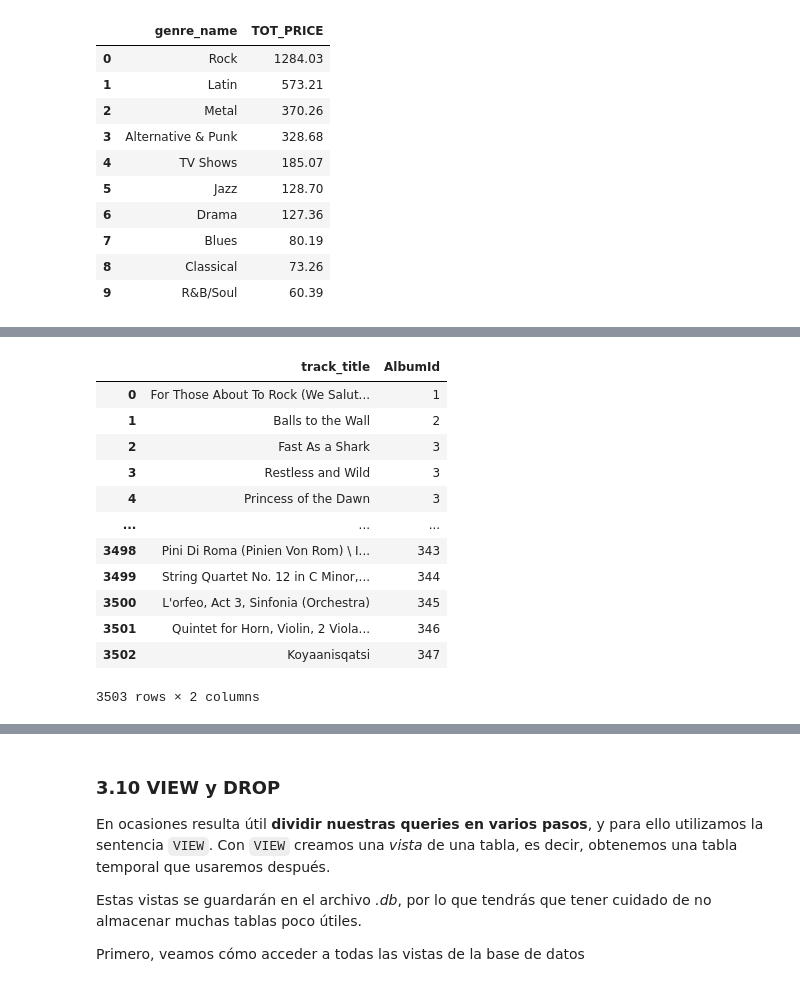
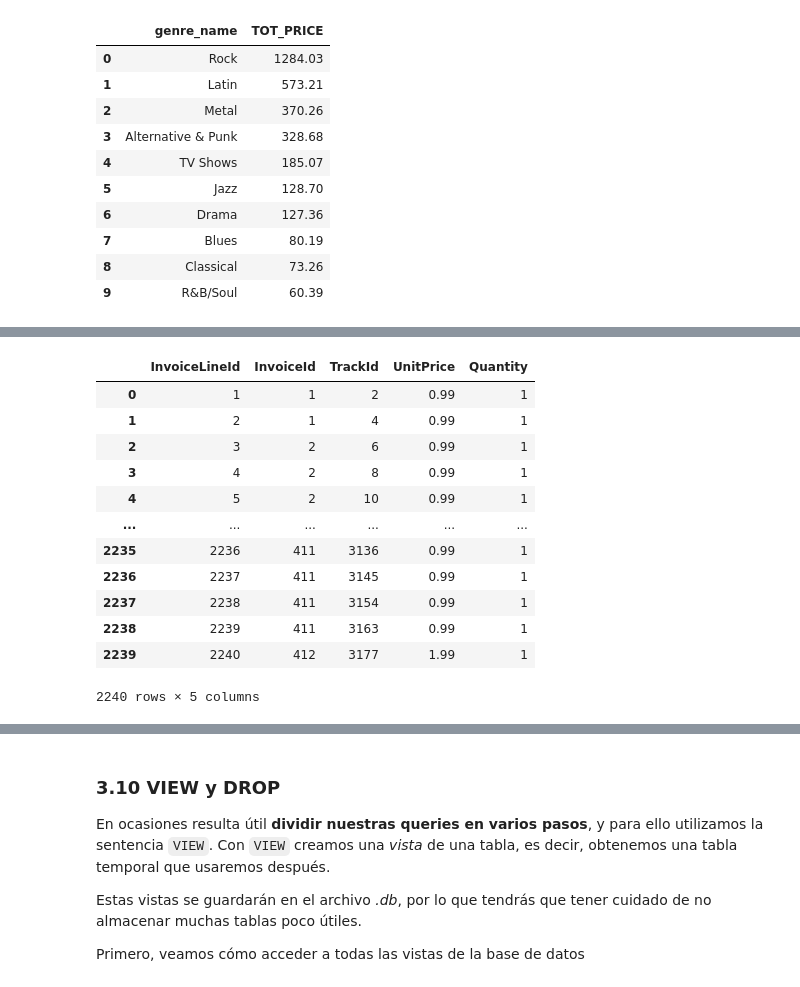
Before and after one commit to Mlcruz9/DS_TheBridgeBBK_SBIL2023, a Jupyter notebook: 2-Data_Analysis/6-Bases_de_datos/SQL_Python/SQL_Python.ipynb, the cells around one changed output, grey strips where cells are left out. Cells and saved outputs as stored; diff of their text form; code cells hidden in the pictures.

```diff
--- a/2-Data_Analysis/6-Bases_de_datos/SQL_Python/SQL_Python.ipynb
+++ b/2-Data_Analysis/6-Bases_de_datos/SQL_Python/SQL_Python.ipynb
@@ -549 +568,18 @@ sql_query(query)
+# %%
+#Luego en invoice_items, faltan algunos TrackId
+sql_query('''SELECT * FROM invoice_items''')
+# %% [output]
+|  | InvoiceLineId | InvoiceId | TrackId | UnitPrice | Quantity |
+| 0 | 1 | 1 | 2 | 0.99 | 1 |
+| 1 | 2 | 1 | 4 | 0.99 | 1 |
+| 2 | 3 | 2 | 6 | 0.99 | 1 |
+| 3 | 4 | 2 | 8 | 0.99 | 1 |
+| 4 | 5 | 2 | 10 | 0.99 | 1 |
+| ... | ... | ... | ... | ... | ... |
+| 2235 | 2236 | 411 | 3136 | 0.99 | 1 |
+| 2236 | 2237 | 411 | 3145 | 0.99 | 1 |
+| 2237 | 2238 | 411 | 3154 | 0.99 | 1 |
+| 2238 | 2239 | 411 | 3163 | 0.99 | 1 |
+| 2239 | 2240 | 412 | 3177 | 1.99 | 1 |
+2240 rows × 5 columns
 # %%
@@ -571,27 +607,4 @@ sql_query(query)
 | 2238 | 3163 | Samba pras moças | Grazielle/Roque Ferreira | 2239 | 411 |
 | 2239 | 3177 | Hot Girl | None | 2240 | 412 |
 2240 rows × 5 columns
-# %%
-
-query = '''
-SELECT name as track_title, albumid
-FROM tracks
-;
-'''
-
-sql_query(query)
-# %% [output]
-|  | track_title | AlbumId |
-| 0 | For Those About To Rock (We Salut... | 1 |
-| 1 | Balls to the Wall | 2 |
-| 2 | Fast As a Shark | 3 |
-| 3 | Restless and Wild | 3 |
-| 4 | Princess of the Dawn | 3 |
-| ... | ... | ... |
-| 3498 | Pini Di Roma (Pinien Von Rom) \ I... | 343 |
-| 3499 | String Quartet No. 12 in C Minor,... | 344 |
-| 3500 | L'orfeo, Act 3, Sinfonia (Orchestra) | 345 |
-| 3501 | Quintet for Horn, Violin, 2 Viola... | 346 |
-| 3502 | Koyaanisqatsi | 347 |
-3503 rows × 2 columns
 # %%
```
Also changed, not shown: parts of 8 cells of this notebook, 4 other files.
